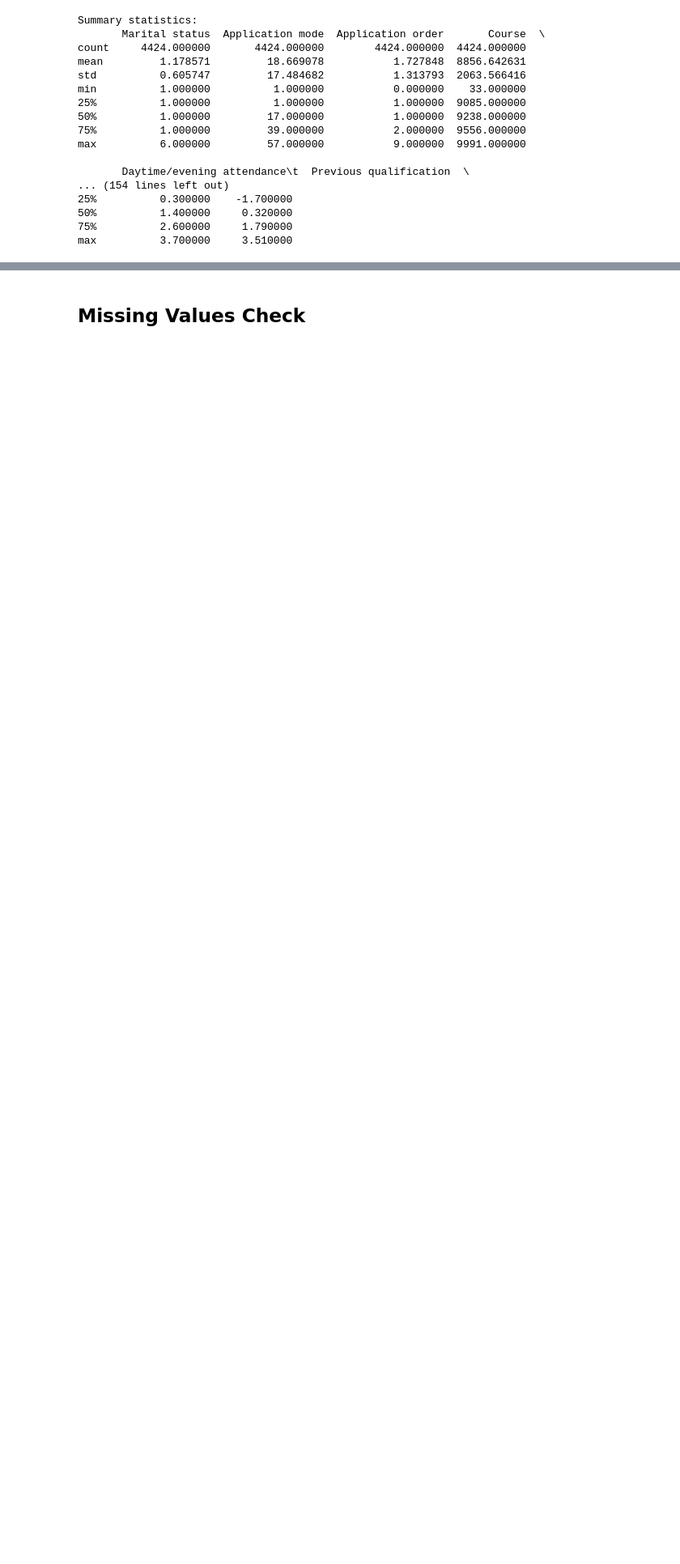
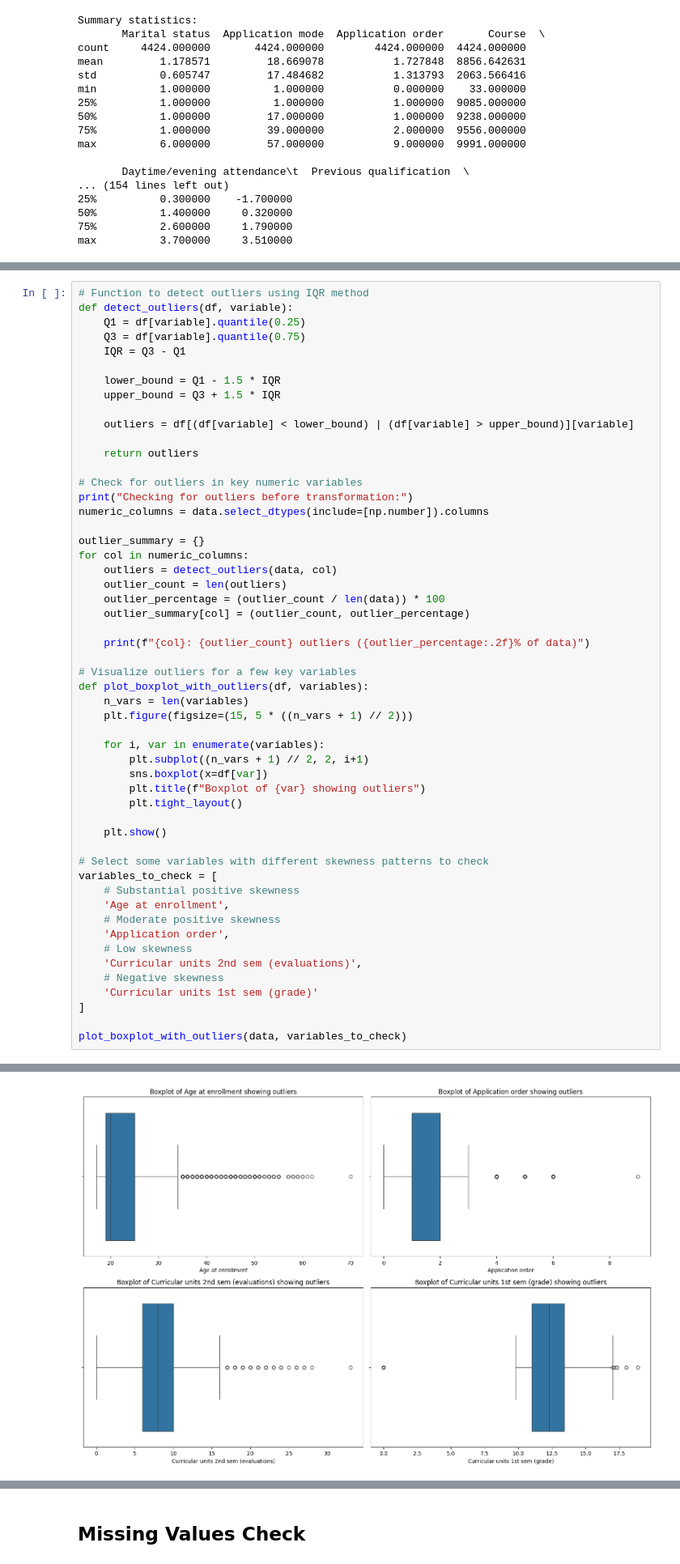
Before and after one commit to KaterynaTekmenzhi/CapstoneProject2025, a Jupyter notebook: Kat/Cleaning_Exploring.ipynb, the cells around one changed output, grey strips where cells are left out. Shown at 81% size. Cells and saved outputs as stored; diff of their text form; blank space fills up the shorter version.

```diff
--- a/Cleaning_Exploring.ipynb
+++ b/Kat/Cleaning_Exploring.ipynb
@@ -87,0 +129,54 @@ max          3.700000     3.510000
+# %%
+# Function to detect outliers using IQR method
+def detect_outliers(df, variable):
+    Q1 = df[variable].quantile(0.25)
+    Q3 = df[variable].quantile(0.75)
+    IQR = Q3 - Q1
+
+    lower_bound = Q1 - 1.5 * IQR
+    upper_bound = Q3 + 1.5 * IQR
+
+    outliers = df[(df[variable] < lower_bound) | (df[variable] > upper_bound)][variable]
+
+    return outliers
+
+# Check for outliers in key numeric variables
+print("Checking for outliers before transformation:")
+numeric_columns = data.select_dtypes(include=[np.number]).columns
+
+outlier_summary = {}
+for col in numeric_columns:
+    outliers = detect_outliers(data, col)
+    outlier_count = len(outliers)
+    outlier_percentage = (outlier_count / len(data)) * 100
+    outlier_summary[col] = (outlier_count, outlier_percentage)
+
+    print(f"{col}: {outlier_count} outliers ({outlier_percentage:.2f}% of data)")
+
+# Visualize outliers for a few key variables
+def plot_boxplot_with_outliers(df, variables):
+    n_vars = len(variables)
+    plt.figure(figsize=(15, 5 * ((n_vars + 1) // 2)))
+
+    for i, var in enumerate(variables):
+        plt.subplot((n_vars + 1) // 2, 2, i+1)
+        sns.boxplot(x=df[var])
+        plt.title(f"Boxplot of {var} showing outliers")
+        plt.tight_layout()
+
+    plt.show()
+
+# Select some variables with different skewness patterns to check
+variables_to_check = [
+    # Substantial positive skewness
+    'Age at enrollment',
+    # Moderate positive skewness
+    'Application order',
+    # Low skewness
+    'Curricular units 2nd sem (evaluations)',
+    # Negative skewness
+    'Curricular units 1st sem (grade)'
+]
+
+plot_boxplot_with_outliers(data, variables_to_check)
+# %% [output]
@@ -87,0 +200 @@ max          3.700000     3.510000
+[figure, added]
```
Also changed, not shown: parts of 9 cells of this notebook, 5 other files.
